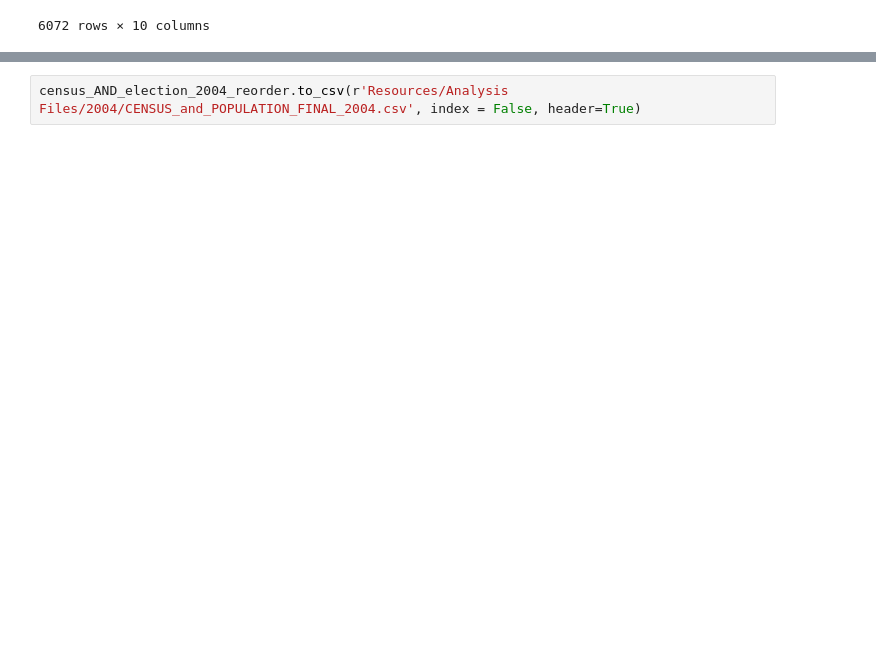
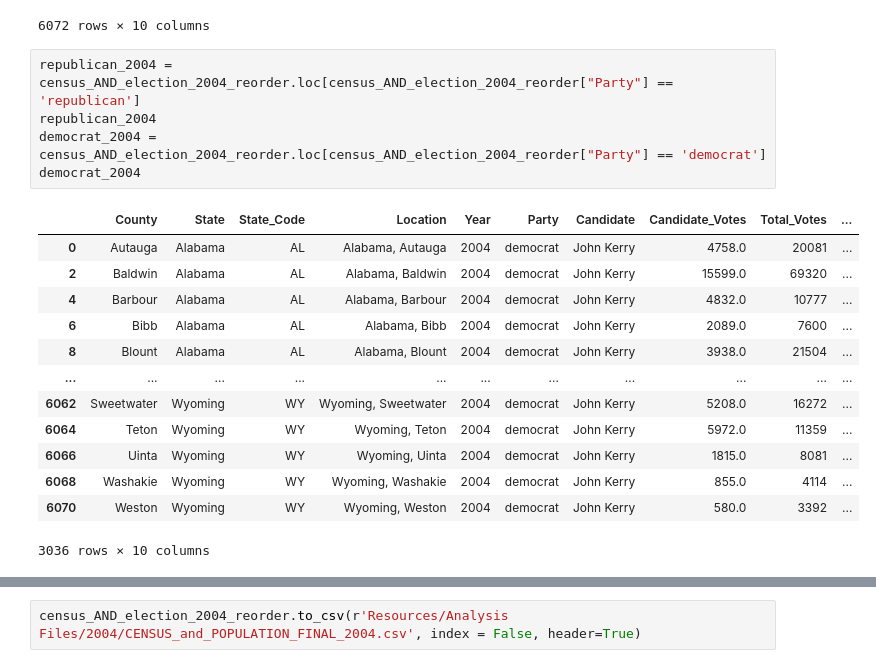
Before and after one commit to jennylynnramz/project1, a Jupyter notebook: county_check2004.ipynb, the cells around one changed output, grey strips where cells are left out. Saved outputs shown, nothing was run; the diff lists cells and outputs as text; blank space fills up the shorter version.

```diff
--- a/county_check2004.ipynb
+++ b/county_check2004.ipynb
@@ -203,3 +203,22 @@ census_AND_election_2004_reorder
 | 6070 | Weston | Wyoming | WY | Wyoming, Weston | 2004 | democrat | John Kerry | 580.0 | 3392 | ... |
 | 6071 | Weston | Wyoming | WY | Wyoming, Weston | 2004 | republican | George W. Bush | 2739.0 | 3392 | ... |
 6072 rows × 10 columns
+# %%
+republican_2004 = census_AND_election_2004_reorder.loc[census_AND_election_2004_reorder["Party"] == 'republican']
+republican_2004
+democrat_2004 = census_AND_election_2004_reorder.loc[census_AND_election_2004_reorder["Party"] == 'democrat']
+democrat_2004
+# %% [output]
+|  | County | State | State_Code | Location | Year | Party | Candidate | Candidate_Votes | Total_Votes | ... |
+| 0 | Autauga | Alabama | AL | Alabama, Autauga | 2004 | democrat | John Kerry | 4758.0 | 20081 | ... |
+| 2 | Baldwin | Alabama | AL | Alabama, Baldwin | 2004 | democrat | John Kerry | 15599.0 | 69320 | ... |
+| 4 | Barbour | Alabama | AL | Alabama, Barbour | 2004 | democrat | John Kerry | 4832.0 | 10777 | ... |
+| 6 | Bibb | Alabama | AL | Alabama, Bibb | 2004 | democrat | John Kerry | 2089.0 | 7600 | ... |
+| 8 | Blount | Alabama | AL | Alabama, Blount | 2004 | democrat | John Kerry | 3938.0 | 21504 | ... |
+| ... | ... | ... | ... | ... | ... | ... | ... | ... | ... | ... |
+| 6062 | Sweetwater | Wyoming | WY | Wyoming, Sweetwater | 2004 | democrat | John Kerry | 5208.0 | 16272 | ... |
+| 6064 | Teton | Wyoming | WY | Wyoming, Teton | 2004 | democrat | John Kerry | 5972.0 | 11359 | ... |
+| 6066 | Uinta | Wyoming | WY | Wyoming, Uinta | 2004 | democrat | John Kerry | 1815.0 | 8081 | ... |
+| 6068 | Washakie | Wyoming | WY | Wyoming, Washakie | 2004 | democrat | John Kerry | 855.0 | 4114 | ... |
+| 6070 | Weston | Wyoming | WY | Wyoming, Weston | 2004 | democrat | John Kerry | 580.0 | 3392 | ... |
+3036 rows × 10 columns
```
Also changed, not shown: parts of 4 cells of this notebook, 3 other files.
